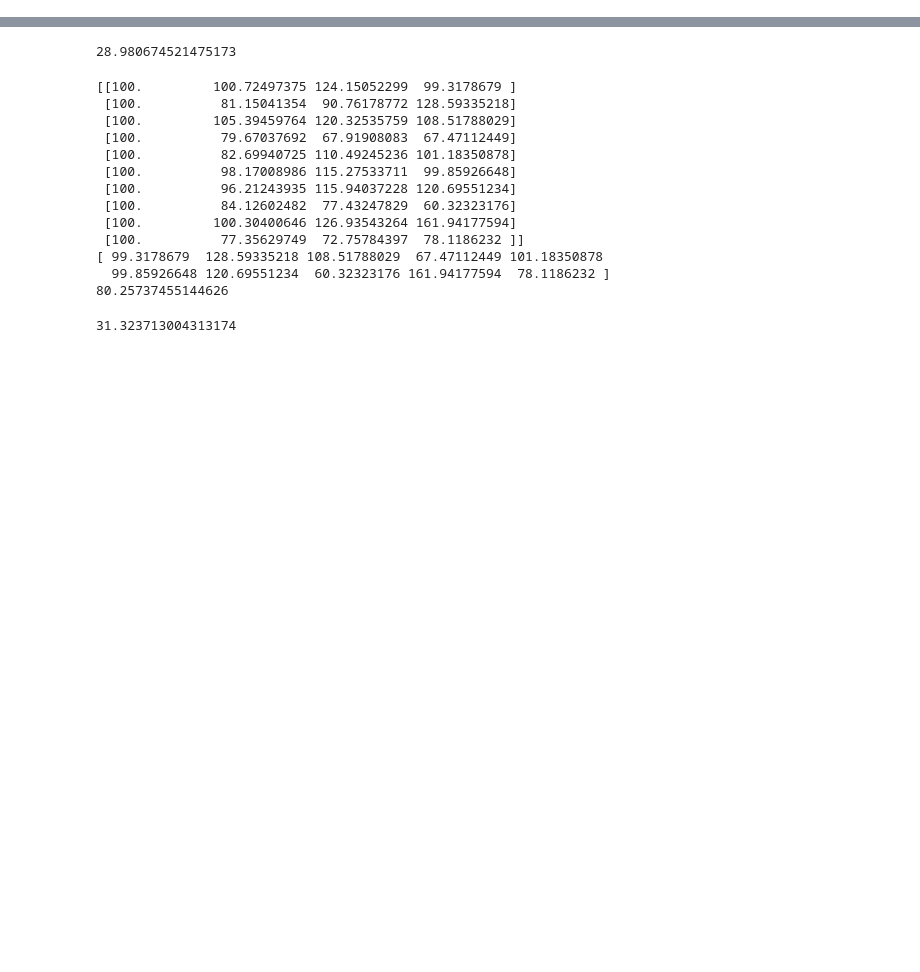
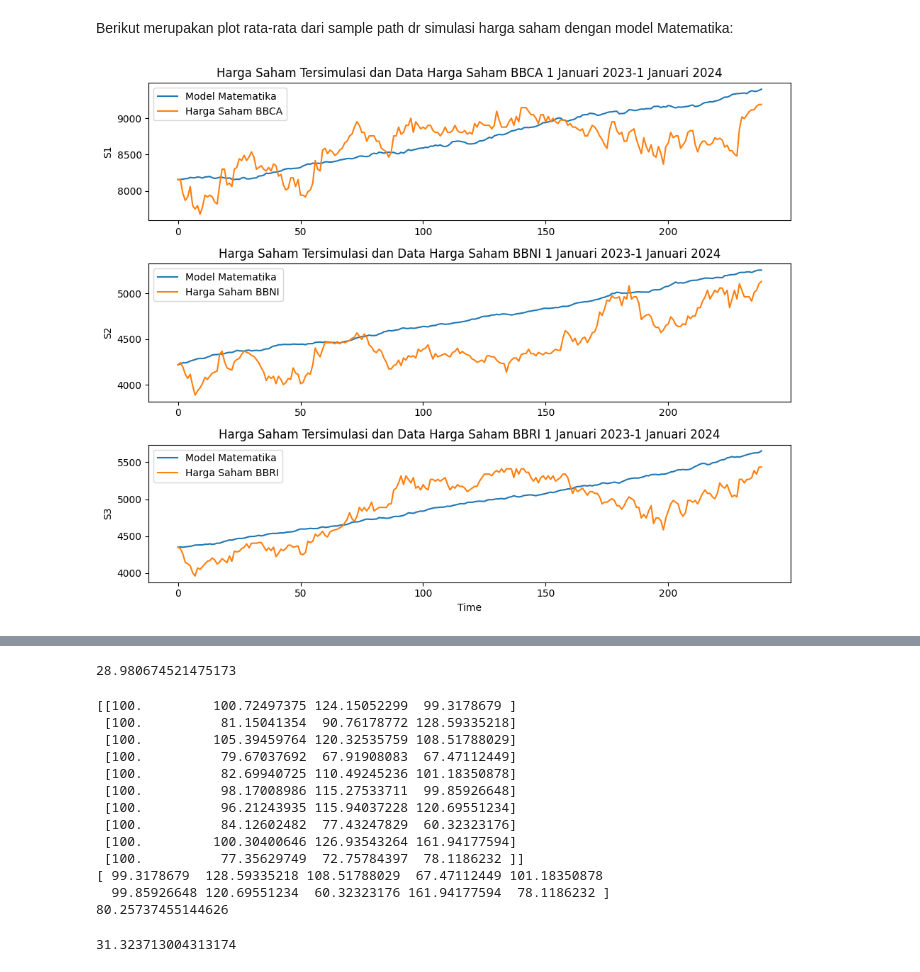
Before and after one commit to felixlys/OptionBarrier-Option, a Jupyter notebook: MonteCarloSimulationPricingExoticOption.ipynb, the cells around one changed output, grey strips where cells are left out. Drawn from its saved outputs; the diff is of its cells as text; code cells hidden in the pictures; blank space fills up the shorter version.

```diff
--- a/MonteCarloSimulationPricingExoticOption.ipynb
+++ b/MonteCarloSimulationPricingExoticOption.ipynb
@@ -4,0 +73,7 @@ import numpy as np
+# %%
+mu1=np.mean(RetBBCAP)
+mu2=np.mean(RetBBNIP)
+mu3=np.mean(RetBBRIP)
+sig1=np.std(RetBBCAP)
+sig2=np.std(RetBBNIP)
+sig3=np.std(RetBBRIP)
@@ -4,0 +82,9 @@ import numpy as np
+# %%
+Dt=1/len(RetBBRIP)
+vol1=sig1/np.sqrt(Dt)
+vol2=sig2/np.sqrt(Dt)
+vol3=sig3/np.sqrt(Dt)
+drift1=(1/Dt)*(mu1+0.5*sig1**2)
+drift2=(1/Dt)*(mu2+0.5*sig2**2)
+drift3=(1/Dt)*(mu3+0.5*sig3**2)
+print(drift1,drift2,drift3)
@@ -4,0 +136,35 @@ import numpy as np
+# %% [markdown]
+Berikut merupakan plot rata-rata dari sample path dr simulasi harga saham dengan model Matematika:
+# %%
+t=np.arange(len(BBCAP))
+S1av=np.average(S1,axis=0)
+S2av=np.average(S2,axis=0)
+S3av=np.average(S3,axis=0)
+import matplotlib.pyplot as plt
+fig, axs = plt.subplots(3, 1, figsize=(10, 8))
+
+# Plot S1av di subplot pertama
+axs[0].plot(t, S1av,label='Model Matematika')
+axs[0].plot(t, BBCAP,label='Harga Saham BBCA')  # Plot BBCAP di subplot yang sama
+axs[0].set_title('Harga Saham Tersimulasi dan Data Harga Saham BBCA 1 Januari 2023-1 Januari 2024')
+axs[0].set_ylabel('S1')
+axs[0].legend()
+# Plot S2av di subplot kedua
+axs[1].plot(t, S2av,label='Model Matematika')
+axs[1].plot(t, BBNIP,label='Harga Saham BBNI')  # Plot BBCAP di subplot yang sama
+axs[1].set_title('Harga Saham Tersimulasi dan Data Harga Saham BBNI 1 Januari 2023-1 Januari 2024')
+axs[1].set_ylabel('S2')
+axs[1].legend()
+# Plot S3av di subplot ketiga
+axs[2].plot(t, S3av,label='Model Matematika')
+axs[2].plot(t, BBRIP,label='Harga Saham BBRI')  # Plot BBCAP di subplot yang sama
+axs[2].set_title('Harga Saham Tersimulasi dan Data Harga Saham BBRI 1 Januari 2023-1 Januari 2024')
+axs[2].set_ylabel('S3')
+axs[2].set_xlabel('Time')
+axs[2].legend()
+# Menampilkan plot
+plt.tight_layout()
+
+plt.show()
+# %% [output]
+[figure, added]
```
Also changed, not shown: parts of 23 cells of this notebook.
